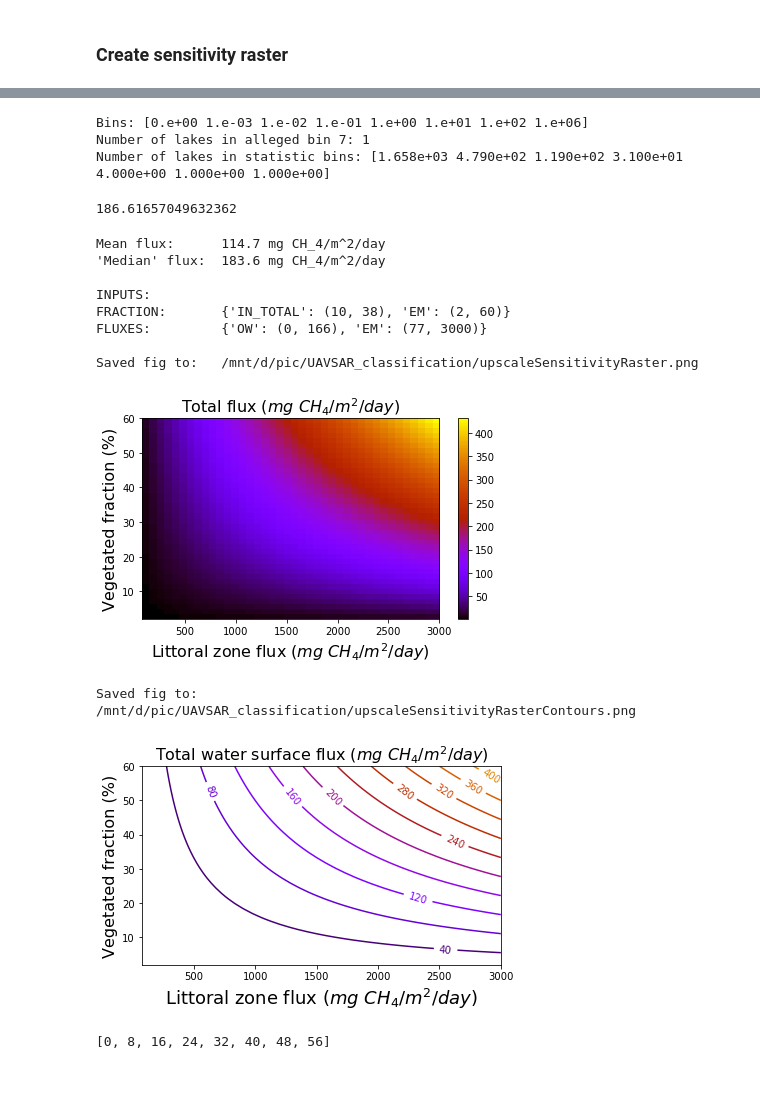
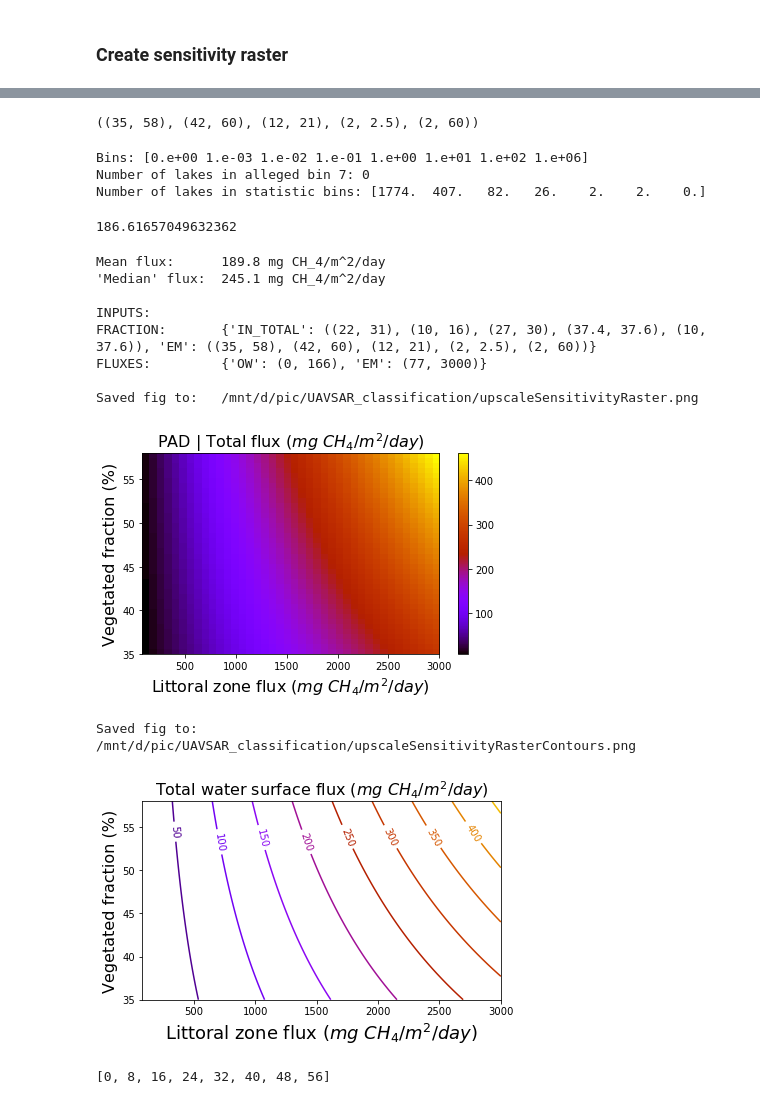
Before and after one commit to ekcomputer/random-wetlands, a Jupyter notebook: analysis/upscaleFromLandcover.ipynb, the cells around one changed output, grey strips where cells are left out. Saved outputs shown, nothing was run; the diff lists cells and outputs as text; code cells hidden in the pictures.

Commit message:
Working version of region-specific values for inun fraction and EM fraction

```diff
--- a/analysis/upscaleFromLandcover.ipynb
+++ b/analysis/upscaleFromLandcover.ipynb
@@ -41,8 +43,17 @@ from scipy.stats import binned_statistic
 #        'SW': 200}
 
 FRACTION={
-    'IN_TOTAL':(10, 38), # Fraction Inundated; From Run 35
-    'EM':(2, 60) #(2, 30) # Fraction macrophyte: From Run 35 (range: 2:60)
+    'IN_TOTAL':(
+    (22, 31),
+    (10,16),
+    (27, 30),
+    (37.4, 37.6),
+    (10, 37.6)), # Default Fraction Inundated; From Run 35
+    'EM':((35, 58),
+     (42, 60),
+     (12, 21),
+     (2, 2.5),
+     (2, 60)) #(2, 30) # Default Fraction macrophyte: From Run 35 (range: 2:60)
 }
 FLUXES={
     'OW': (0, 166), # Open water; From range in: Burger et al 2016	Biogeosciences | Superceded if using LSD
@@ -51,6 +62,22 @@ FLUXES={
     # Sensitivity raster dimensions
 FRACTION_STEPS=40
 FLUX_STEPS=40
+SITES=('PAD','YFB','YKN','DAR','All') #short names for sites
+SITES_LSD = (9,2,7,7,0) # numbers as givin in Lake Size Distribution files
+# SITES_EM_RANGES = ((35, 58),
+#              (42, 60),
+#              (12, 21),
+#              (2, 2.5),
+#              (2, 60))
+# SITES_IN_TOTAL = (
+#     (22, 31),
+#     (10,16),
+#     (27, 30),
+#     (37.4, 37.6),
+#     (10, 37.6)
+# )
+# ranges from remote sensing wetland fraction values # TODO: use regional sub-binning instead of UAVSAR footprint to get more realistic max/min ranges
+REGION=0 # Set to -1 if using default; 0=PAD
 
 # LAT=59 # latitude, in degrees (PAD=59)
 # %% [markdown]
@@ -100,7 +126,7 @@ len(BIN_FLUXES)
 ### Load data
 # %%
 fused_regional=loadmat(lsd_pth, variable_names='Fused_regional', squeeze_me=True)
-lsd = fused_regional['Fused_regional'][region] # Lake size distribution for chosen region
+lsd = fused_regional['Fused_regional'][SITES_LSD[REGION]] # Lake size distribution for chosen region
 
 ##############
 # for area for each region, see: D:\GoogleDrive\Research\Lake distributions\savedData\out
@@ -110,7 +136,7 @@ lsd = fused_regional['Fused_regional'][region] # Lake size distribution for chos
 # %%
 SENSITIVITY=np.zeros((FRACTION_STEPS, FLUX_STEPS), 'double') # init
 # lsd_tmp=lsd # init
-FRACTION_POSTINGS=np.linspace(FRACTION['EM'][0], FRACTION['EM'][1], FRACTION_STEPS)
+FRACTION_POSTINGS=np.linspace(FRACTION['EM'][REGION][0], FRACTION['EM'][REGION][1], FRACTION_STEPS)
 FLUX_POSTINGS={}
 for Class in FLUXES.keys():
     FLUX_POSTINGS[Class]=np.linspace(FLUXES[Class][0], FLUXES[Class][1], FLUX_STEPS)
@@ -137,7 +163,7 @@ for i in range(FRACTION_STEPS):
         {np.sum(lsd_vals.statistic)*(100- FRACTION_POSTINGS[i])/100:.2f}\t| Total W flux: {((100- FRACTION_POSTINGS[i]) * ow_flux_mean) / 100:.2f}')
     ##############################################
     for j in range(FLUX_STEPS):
-        SENSITIVITY[i,j] = np.mean(FRACTION['IN_TOTAL']) / 100 * (FRACTION_POSTINGS[i] * FLUX_POSTINGS['EM'][j] + # use median? # note: hard-coded for just two classes: OW and EM
+        SENSITIVITY[i,j] = np.mean(FRACTION['IN_TOTAL'][REGION]) / 100 * (FRACTION_POSTINGS[i] * FLUX_POSTINGS['EM'][j] + # use median? # note: hard-coded for just two classes: OW and EM
                             (100- FRACTION_POSTINGS[i]) * ow_flux_mean) / 100
 # %% [output]
 EM fraction: 0.00%      | Total W area in first bin:        0.40        | Total W area: 186.62
@@ -160,3 +186,7 @@ EM fraction: 60.00%     | Total W area in first bin:         0.16       | Total
+# %%
+FRACTION['EM']
+# %% [output]
+((35, 58), (42, 60), (12, 21), (2, 2.5), (2, 60))
 # %%
     ## SCRATCH
 i=1
@@ -193,50 +223,50 @@ lsd_vals.statistic
 np.sum(lsd)*(100- 0)/100
 # %% [output]
 Bins: [0.e+00 1.e-03 1.e-02 1.e-01 1.e+00 1.e+01 1.e+02 1.e+06]
-Number of lakes in alleged bin 7: 1
-Number of lakes in statistic bins: [1.658e+03 4.790e+02 1.190e+02 3.100e+01 4.000e+00 1.000e+00 1.000e+00]
+Number of lakes in alleged bin 7: 0
+Number of lakes in statistic bins: [1774.  407.   82.   26.    2.    2.    0.]
 186.61657049632362
 # %%
 # plt.xticks(FLUX_POSTINGS[0:4:])
 # plt.yticks(FRACTION_POSTINGS[0:4:])
 f=16 # font size
-p=plt.imshow(SENSITIVITY, origin='lower', aspect='auto', cmap='gnuplot', extent=(FLUXES['EM'][0], FLUXES['EM'][1], FRACTION['EM'][0], FRACTION['EM'][1]))
+p=plt.imshow(SENSITIVITY, origin='lower', aspect='auto', cmap='gnuplot', extent=(FLUXES['EM'][0], FLUXES['EM'][1], FRACTION['EM'][REGION][0], FRACTION['EM'][REGION][1]))
 plt.xlabel("Littoral zone flux ($mg\ CH_4 / m^2 /day$)", fontsize=f)
 plt.ylabel('Vegetated fraction (%)', fontsize=f)
-plt.title('Total flux ($mg\ CH_4 / m^2 /day$)', fontsize=f)
+plt.title('{} | Total flux ($mg\ CH_4 / m^2 /day$)'.format(SITES[REGION]), fontsize=f)
 plt.colorbar()
 plt.tight_layout()
 axes=plt.gca()
 # plt.rcParams({'dpi':300})
 # axes.set_xlim(FLUXES['EM'])
 # axes.set_ylim(FRACTION['EM'])
 # plt.xticks(FLUX_POSTINGS[0:4:])
 # plt.yticks(FRACTION_POSTINGS[0:4:])
 
 ## calculate median:
 cy, cx = ndi.center_of_mass(SENSITIVITY)
 
 ## report mean value:
 print('Mean flux: \t{:.1f} mg CH_4/m^2/day'.format(np.mean(SENSITIVITY)))
 print('\'Median\' flux: \t{:.1f} mg CH_4/m^2/day'.format(SENSITIVITY[cy.astype(int),cx.astype(int)])) # only equal to median if each step size is of equal prob.
 
 print('''\nINPUTS:
 FRACTION:\t{}
 FLUXES:\t\t{}
 '''.format(FRACTION, FLUXES))
 figPth='/mnt/d/pic/UAVSAR_classification/upscaleSensitivityRaster.png'
 plt.savefig(figPth, dpi=200)
 print('Saved fig to:\t{}'.format(figPth))
 # %% [output]
-Mean flux:      114.7 mg CH_4/m^2/day
-'Median' flux:  183.6 mg CH_4/m^2/day
+Mean flux:      189.8 mg CH_4/m^2/day
+'Median' flux:  245.1 mg CH_4/m^2/day
 
 INPUTS:
-FRACTION:       {'IN_TOTAL': (10, 38), 'EM': (2, 60)}
+FRACTION:       {'IN_TOTAL': ((22, 31), (10, 16), (27, 30), (37.4, 37.6), (10, 37.6)), 'EM': ((35, 58), (42, 60), (12, 21), (2, 2.5), (2, 60))}
 FLUXES:         {'OW': (0, 166), 'EM': (77, 3000)}
 
 Saved fig to:   /mnt/d/pic/UAVSAR_classification/upscaleSensitivityRaster.png
-[figure, old version]
+[figure, new version]
 # %%
 ## Make contour plot
 ## TODO: fill in between lines
@@ -295,7 +325,7 @@ plt.savefig(figPth, dpi=200)
 print('Saved fig to:\t{}'.format(figPth))
 # %% [output]
 Saved fig to:   /mnt/d/pic/UAVSAR_classification/upscaleSensitivityRasterContours.png
-[figure, old version]
+[figure, new version]
 # %%
 CS.levels
 # %% [output]
```
Also changed, not shown: parts of 3 cells of this notebook.
